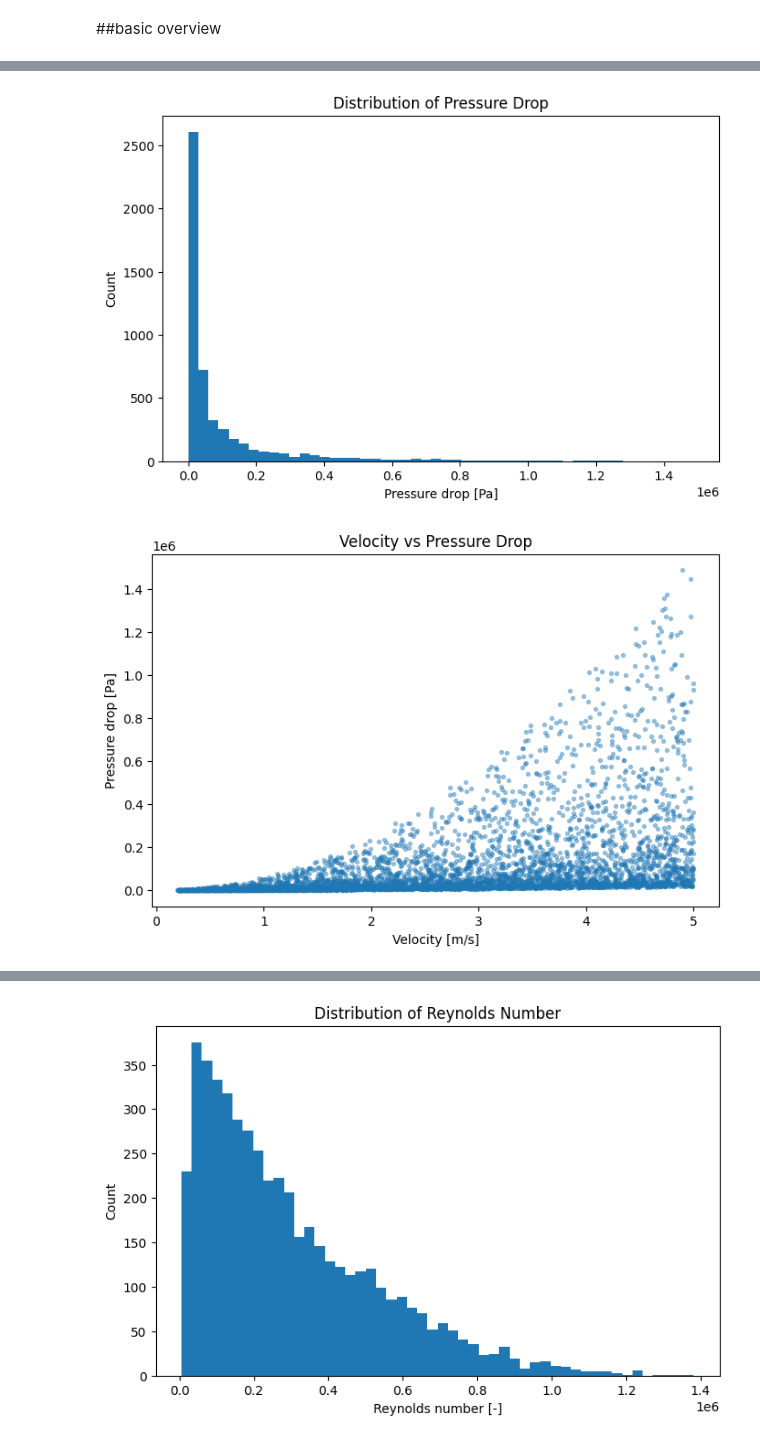
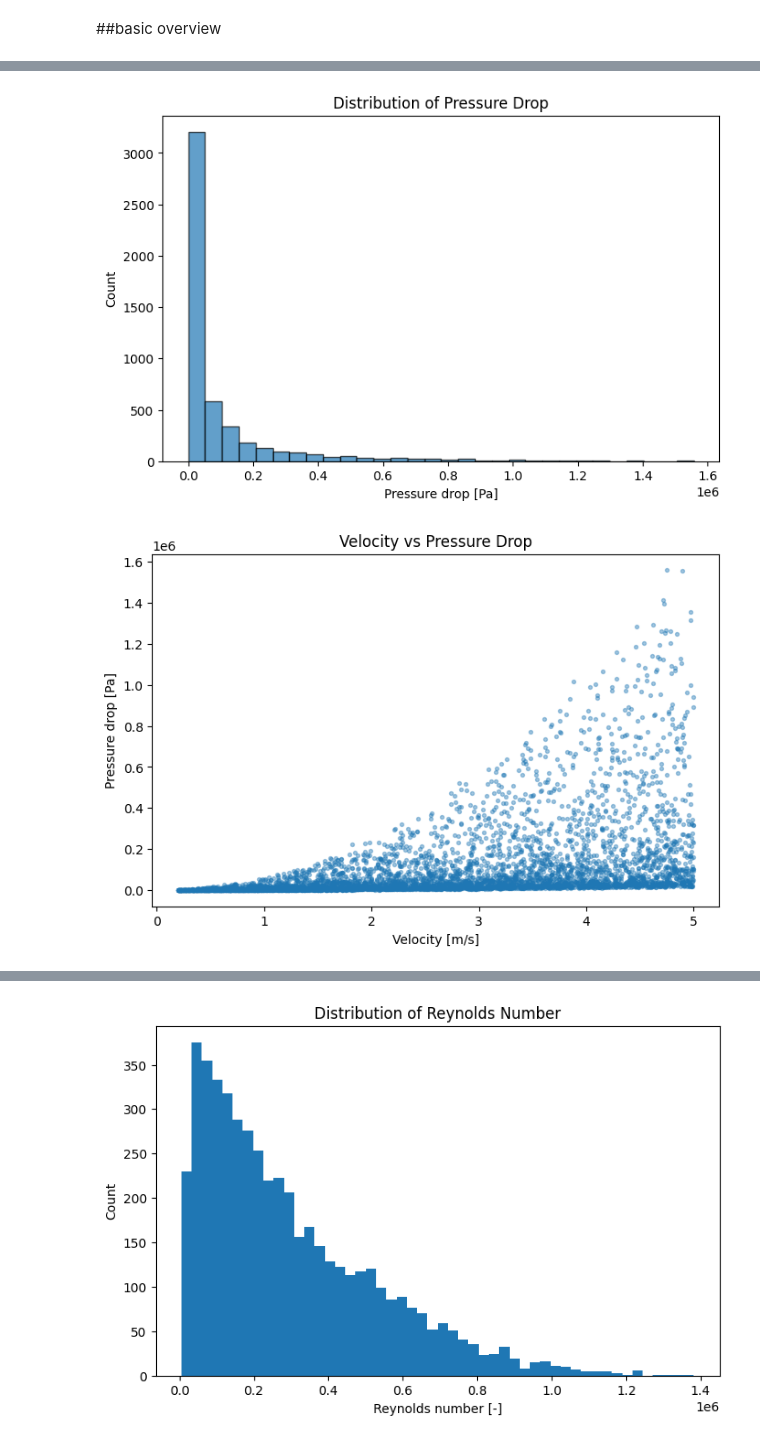
Before and after one commit to moeybek/pressure-drop-ml, a Jupyter notebook: notebooks/01_data_exploration.ipynb, the cells around one changed output, grey strips where cells are left out. Drawn from its saved outputs; the diff is of its cells as text; code cells hidden in the pictures.

```diff
--- a/notebooks/01_data_exploration.ipynb
+++ b/notebooks/01_data_exploration.ipynb
@@ -51,21 +55,21 @@ pressure_drop_pa    0
 dtype: int64
 # %%
 plt.figure(figsize=(8, 5))
-plt.hist(df["pressure_drop_pa"], bins=50)
+plt.hist(df["pressure_drop_noisy_pa"], bins=30, edgecolor="k", alpha=0.7)
 plt.xlabel("Pressure drop [Pa]")
 plt.ylabel("Count")
 plt.title("Distribution of Pressure Drop")
 plt.show()
 # %% [output]
-[figure, old version]
+[figure, new version]
 # %%
 plt.figure(figsize=(8, 5))
-plt.scatter(df["velocity_m_s"], df["pressure_drop_pa"], s=8, alpha=0.4)
+plt.scatter(df["velocity_m_s"], df["pressure_drop_noisy_pa"], s=8, alpha=0.4)
 plt.xlabel("Velocity [m/s]")
 plt.ylabel("Pressure drop [Pa]")
 plt.title("Velocity vs Pressure Drop")
 plt.show()
 # %% [output]
-[figure, old version]
+[figure, new version]
 # %%
 plt.figure(figsize=(8, 5))
```
Also changed, not shown: parts of 8 cells of this notebook, 4 other files.
